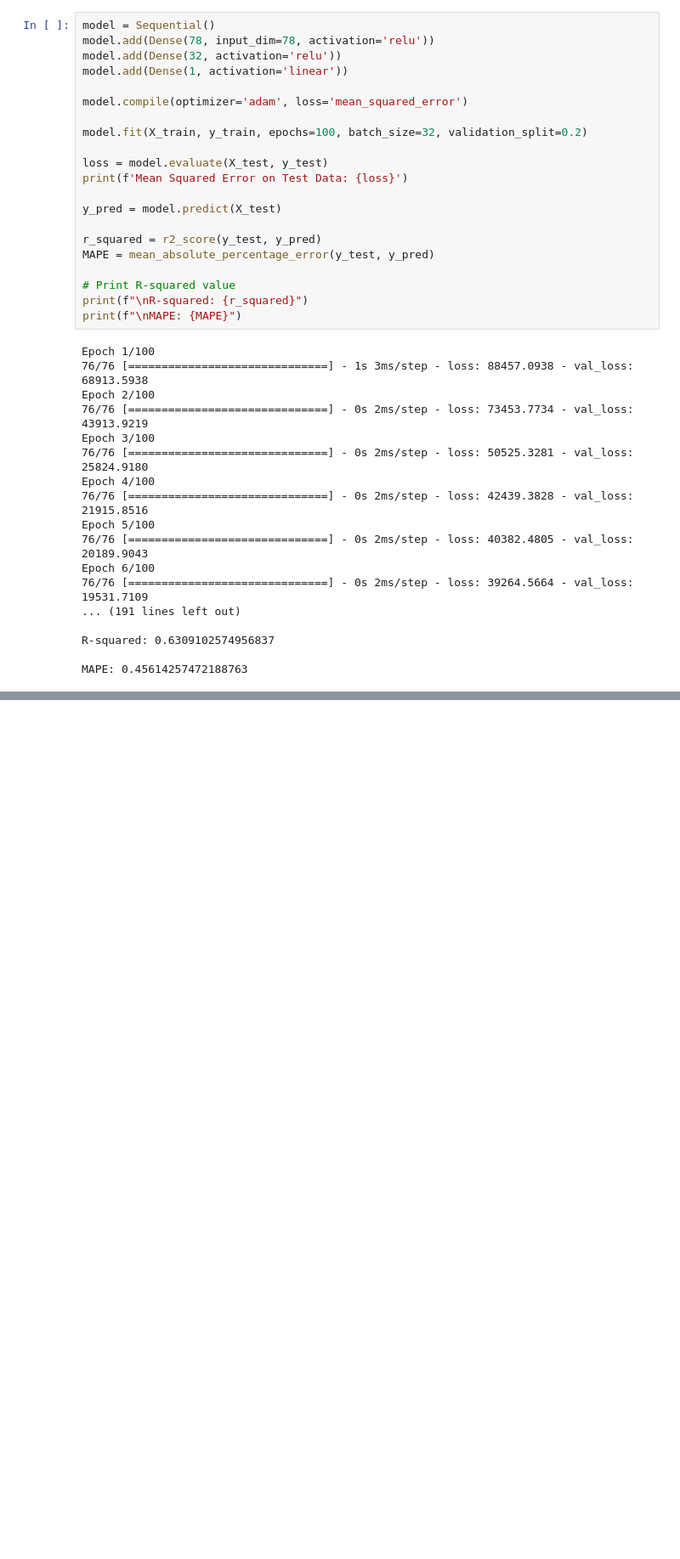
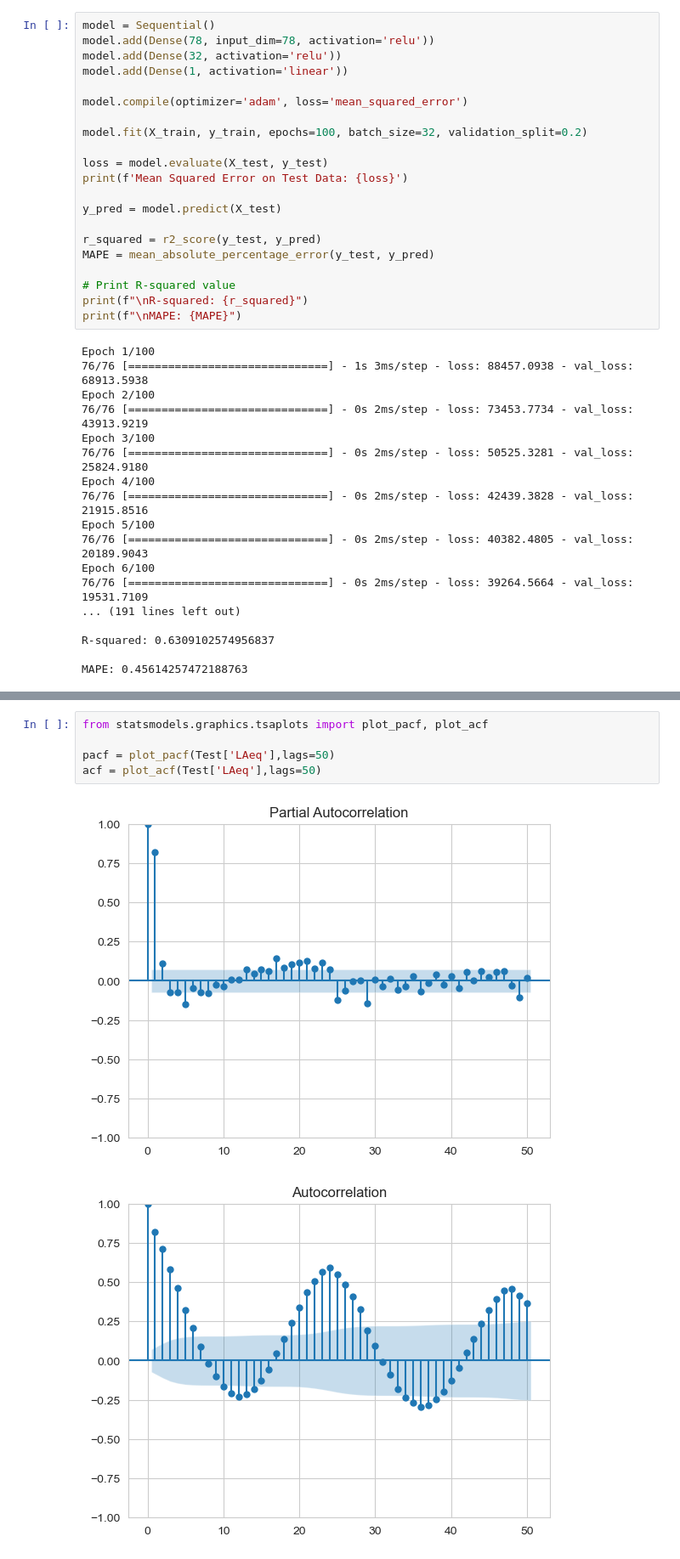
Before and after one commit to alexCCTcollege/Capstone, a Jupyter notebook: Transform.ipynb, the cells around one changed output, grey strips where cells are left out. Shown at 85% size. Saved outputs shown, nothing was run; the diff lists cells and outputs as text; blank space fills up the shorter version.

```diff
--- a/Transform.ipynb
+++ b/Transform.ipynb
@@ -922,0 +964,8 @@ MAPE: 0.45614257472188763
+# %%
+from statsmodels.graphics.tsaplots import plot_pacf, plot_acf
+
+pacf = plot_pacf(Test['LAeq'],lags=50)
+acf = plot_acf(Test['LAeq'],lags=50)
+# %% [output]
+[figure, added]
+[figure, added]
```
Also changed, not shown: parts of 7 cells of this notebook.
